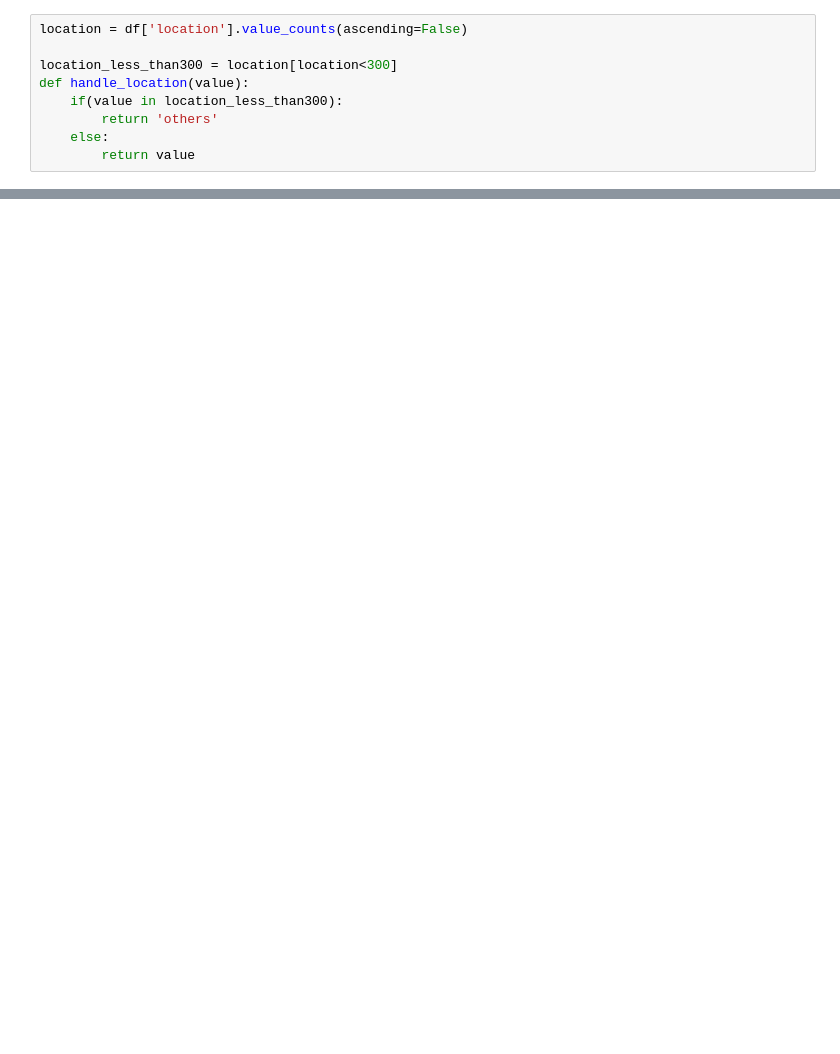
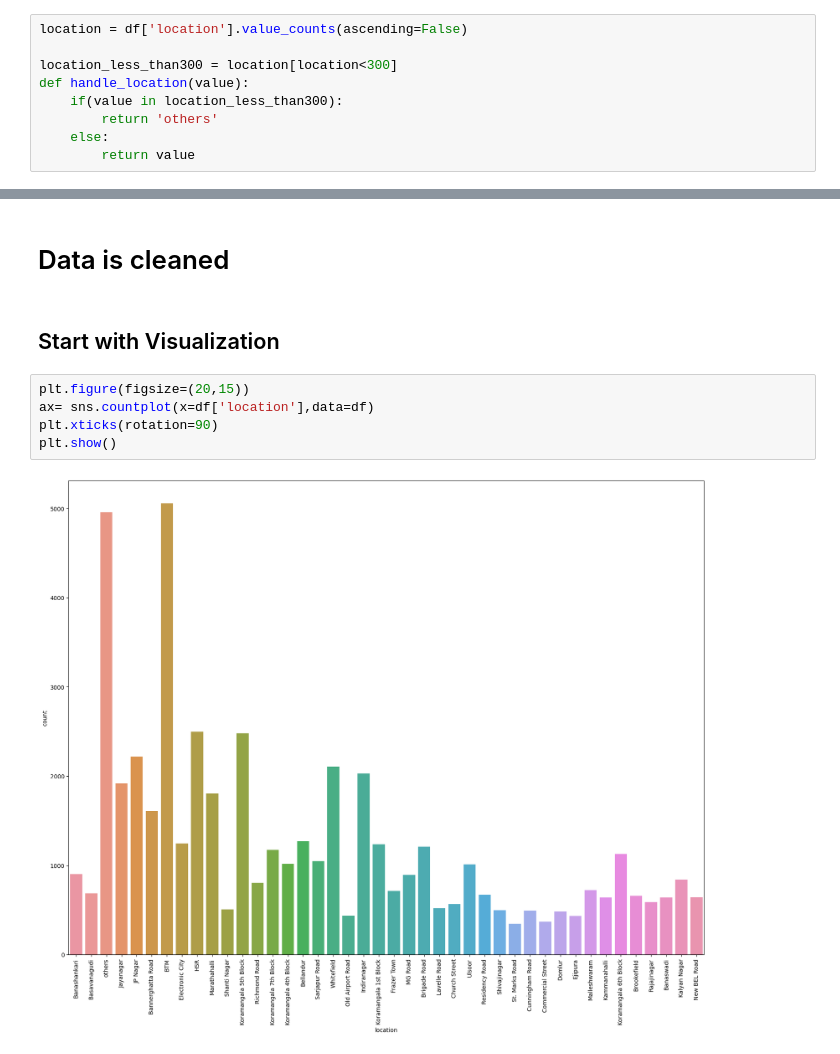
Before and after one commit to aman-singanamala/EDA-s, a Jupyter notebook: ZOMATO-DATASET/analysis.ipynb, the cells around one changed output, grey strips where cells are left out. Saved outputs shown, nothing was run; the diff lists cells and outputs as text; blank space fills up the shorter version.

```diff
--- a/ZOMATO-DATASET/analysis.ipynb
+++ b/ZOMATO-DATASET/analysis.ipynb
@@ -321,0 +353,11 @@ Name: location, dtype: int64
+# %% [markdown]
+# Data is cleaned
+# %% [markdown]
+## Start with Visualization
+# %%
+plt.figure(figsize=(20,15))
+ax= sns.countplot(x=df['location'],data=df)
+plt.xticks(rotation=90)
+plt.show()
+# %% [output]
+[figure, added]
```
Also changed, not shown: parts of 30 cells of this notebook, 1 other file.
